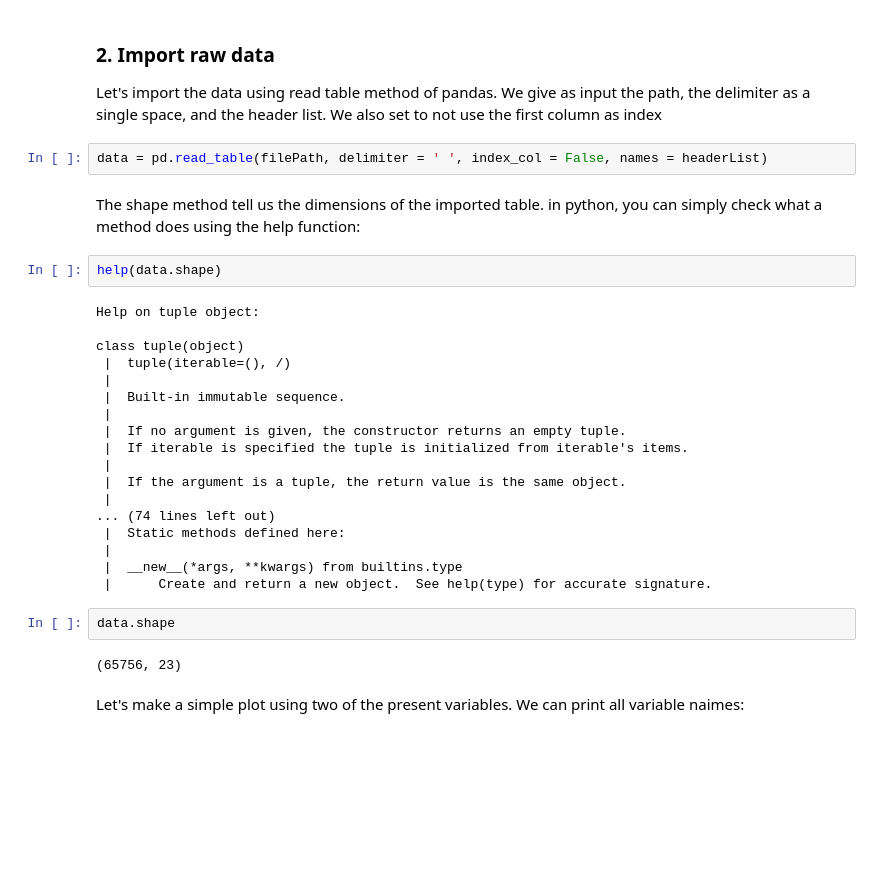
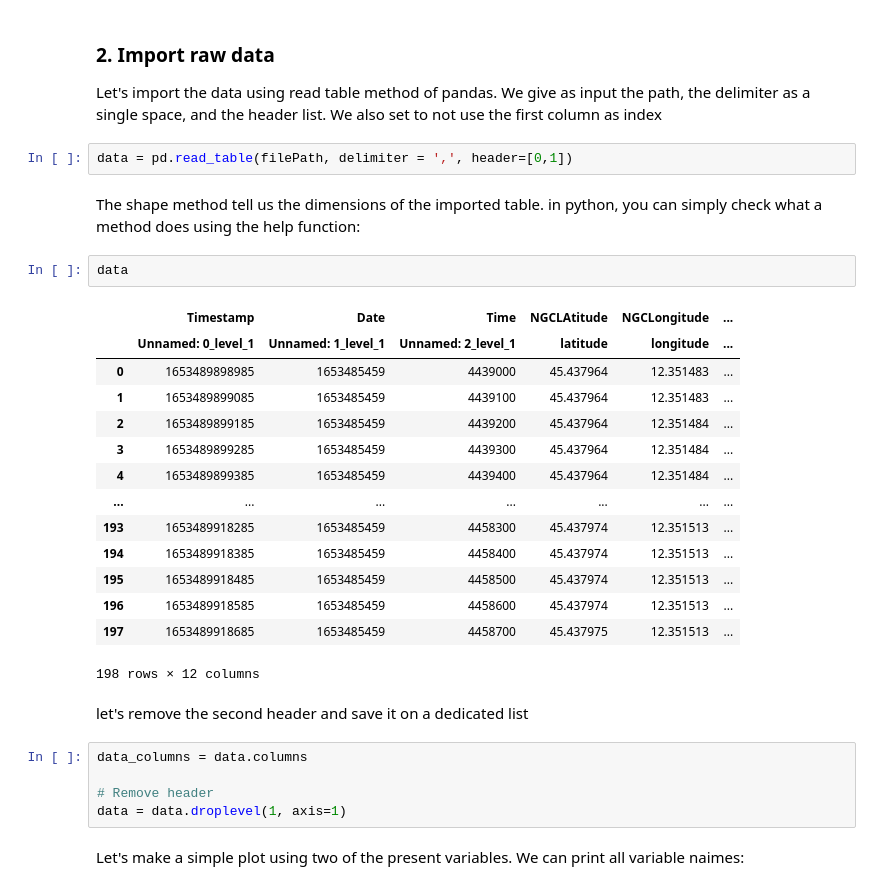
Before and after one commit to CorradoMotta/FAIR-Data-in-Marine-Robotics, a Jupyter notebook: netcdf_conventions.ipynb, the cells around one changed output. Drawn from its saved outputs; the diff is of its cells as text; blank space fills up the shorter version.

```diff
--- a/netcdf_conventions.ipynb
+++ b/netcdf_conventions.ipynb
@@ -137,33 +139,33 @@ Please add a value for  time_coverage_start
 ### 2. Import raw data <a class="anchor" id="import_data"></a>
 Let's import the data using read table method of pandas. We give as input the path, the delimiter as a single space, and the header list. We also set to not use the first column as index
 # %%
-data = pd.read_table(filePath, delimiter = ' ', index_col = False, names = headerList)
+data = pd.read_table(filePath, delimiter = ',', header=[0,1])
 # %% [markdown]
 The shape method tell us the dimensions of the imported table. in python, you can simply check what a method does using the help function:
-# %%
-help(data.shape)
-# %% [output]
-Help on tuple object:
-
-class tuple(object)
- |  tuple(iterable=(), /)
- |
- |  Built-in immutable sequence.
- |
- |  If no argument is given, the constructor returns an empty tuple.
- |  If iterable is specified the tuple is initialized from iterable's items.
- |
- |  If the argument is a tuple, the return value is the same object.
- |
-... (74 lines left out)
- |  Static methods defined here:
- |
- |  __new__(*args, **kwargs) from builtins.type
- |      Create and return a new object.  See help(type) for accurate signature.
-# %%
-data.shape
-# %% [output]
-(65756, 23)
+# %%
+data
+# %% [output]
+|  | Timestamp | Date | Time | NGCLAtitude | NGCLongitude | ... |
+|  | Unnamed: 0_level_1 | Unnamed: 1_level_1 | Unnamed: 2_level_1 | latitude | longitude | ... |
+| 0 | 1653489898985 | 1653485459 | 4439000 | 45.437964 | 12.351483 | ... |
+| 1 | 1653489899085 | 1653485459 | 4439100 | 45.437964 | 12.351483 | ... |
+| 2 | 1653489899185 | 1653485459 | 4439200 | 45.437964 | 12.351484 | ... |
+| 3 | 1653489899285 | 1653485459 | 4439300 | 45.437964 | 12.351484 | ... |
+| 4 | 1653489899385 | 1653485459 | 4439400 | 45.437964 | 12.351484 | ... |
+| ... | ... | ... | ... | ... | ... | ... |
+| 193 | 1653489918285 | 1653485459 | 4458300 | 45.437974 | 12.351513 | ... |
+| 194 | 1653489918385 | 1653485459 | 4458400 | 45.437974 | 12.351513 | ... |
+| 195 | 1653489918485 | 1653485459 | 4458500 | 45.437974 | 12.351513 | ... |
+| 196 | 1653489918585 | 1653485459 | 4458600 | 45.437974 | 12.351513 | ... |
+| 197 | 1653489918685 | 1653485459 | 4458700 | 45.437975 | 12.351513 | ... |
+198 rows × 12 columns
+# %% [markdown]
+let's remove the second header and save it on a dedicated list
+# %%
+data_columns = data.columns
+
+# Remove header
+data = data.droplevel(1, axis=1)
 # %% [markdown]
 Let's make a simple plot using two of the present variables. We can print all variable naimes:
 # %%
```
Also changed, not shown: parts of 21 cells of this notebook, 8 other files.
